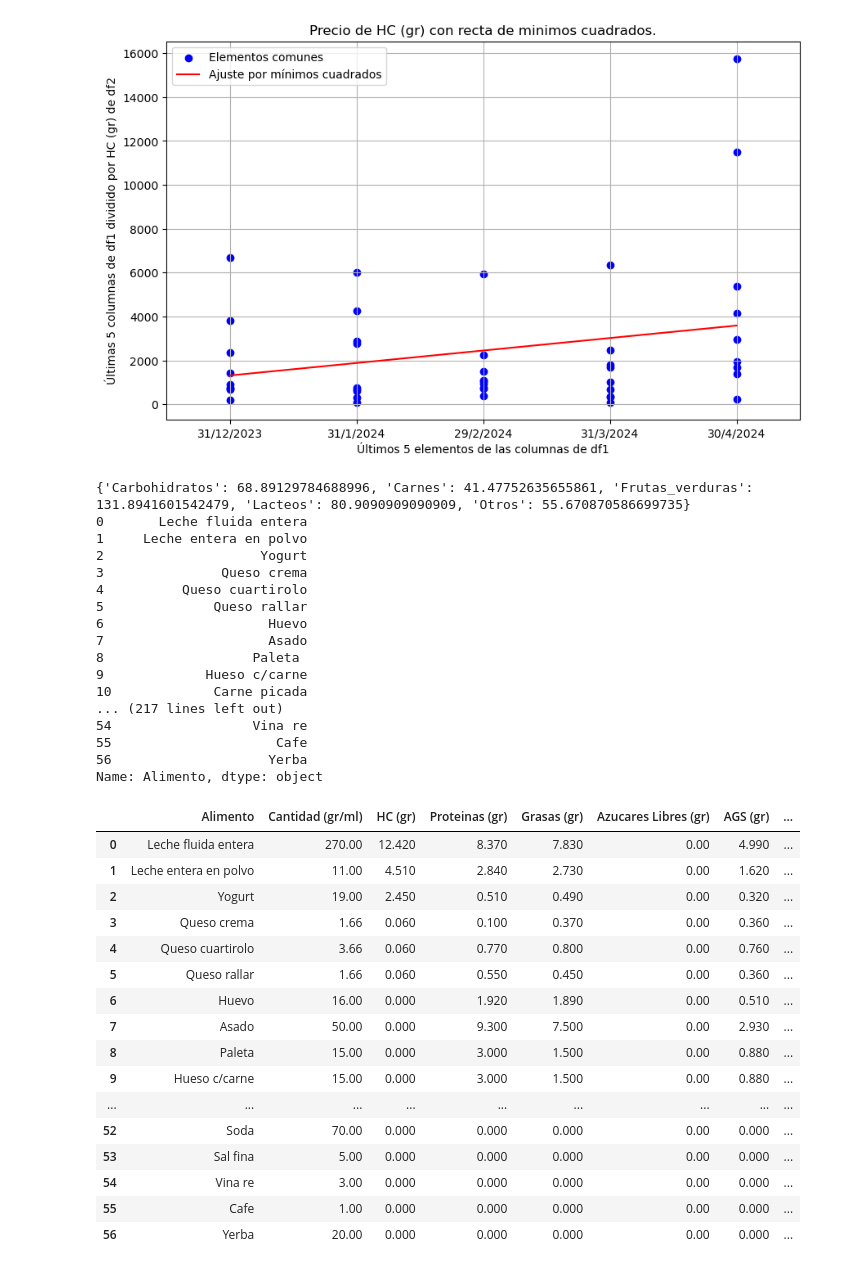
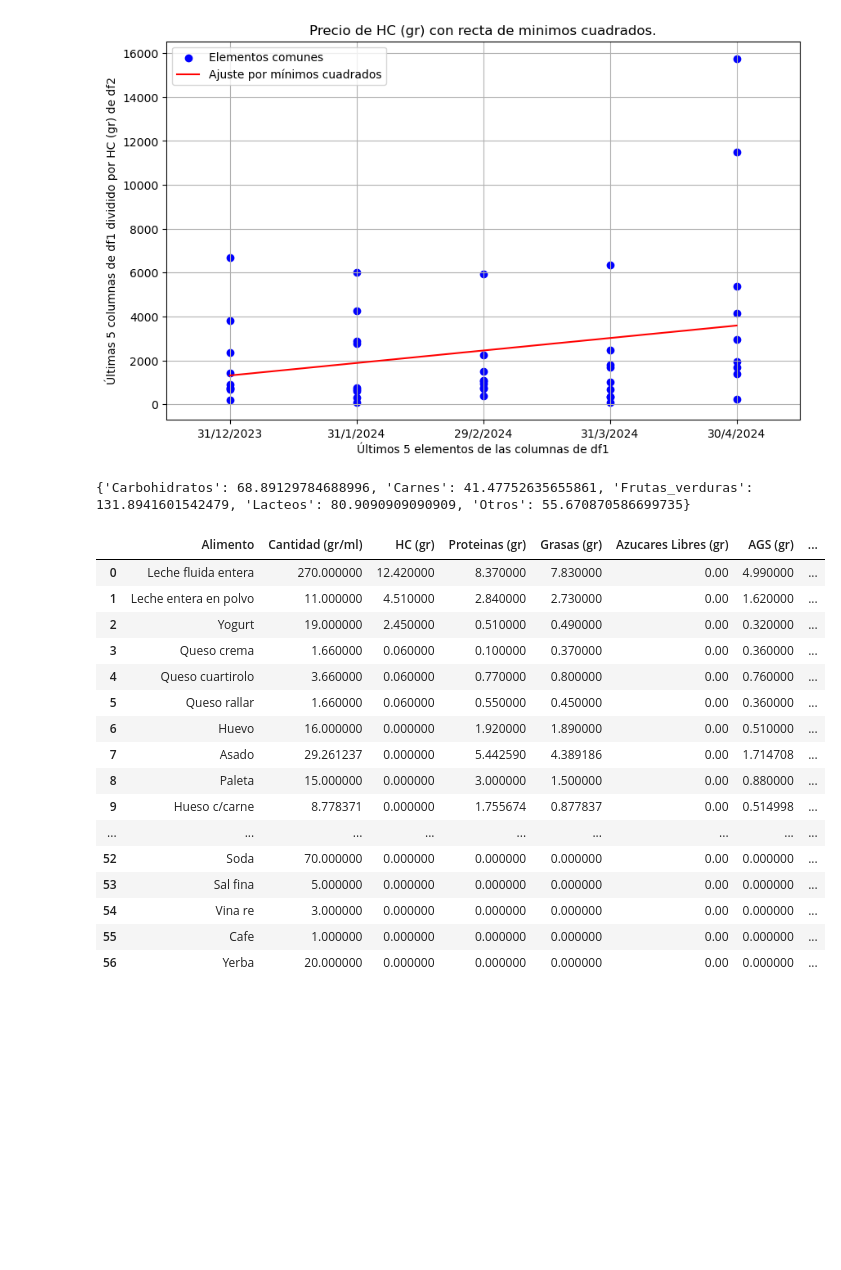
Before and after one commit to manuelgutman/ptalc2, a Jupyter notebook: funciones.ipynb, the cells around one changed output. Drawn from its saved outputs; the diff is of its cells as text; code cells hidden in the pictures; blank space fills up the shorter version.

Commit message:
inflacion de carne blabla

```diff
--- a/funciones.ipynb
+++ b/funciones.ipynb
@@ -282,77 +282,55 @@ rubros = {
     'Otros': ['aceite cocinero girasol', 'azucar ledesma', 'huevos color docena', 'yerba taragui']
 }
 
 # Inicializa un diccionario para guardar la inflación por rubro
 inflacion_por_rubro = {}
 
 # Función para calcular la inflación
 def calcular_inflacion(precios):
     return ((precios.iloc[-1] - precios.iloc[0]) / precios.iloc[0]) * 100
 
 # Itera sobre los rubros y calcula la inflación
 for rubro, productos in rubros.items():
     inflacion_total = 0
     productos_contados = 0
     for producto in productos:
         if producto in tabla_consumidores_libres['PRODUCTOS'].values:
             precios_producto = tabla_consumidores_libres[tabla_consumidores_libres['PRODUCTOS'] == producto].iloc[0, 2:]
             inflacion_total += calcular_inflacion(precios_producto)
             productos_contados += 1
     if productos_contados > 0:
         inflacion_promedio = inflacion_total / productos_contados
         inflacion_por_rubro[rubro] = inflacion_promedio
 
 # Imprime la inflación por rubro
 print(inflacion_por_rubro)
 
-def multiply_elements_in_df(df, elements, multiplier):
-    df_multiplied = df.copy()
+def multiplicar_fila(df, valores_fila, valor_multiplicador):
 
-    # Filtrar las filas que están en la lista de elementos
-    for element in elements:
-        print (df_multiplied['Alimento'])
-        if element in df_multiplied['Alimento']:
-            df_multiplied.loc[element] = df_multiplied.loc[element] * multiplier
-
-    return df_multiplied
-
-
-carnes=['Asado', 'Bola de Lomo', 'Carne picada','Paleta']
-inflacion_carnes=inflacion_por_rubro['Carnes']
-tabla_modificada= multiply_elements_in_df(tabla_nutricional, carnes, 0.58)
-tabla_modificada.head(58)
+    # Localizar la fila basada en el valor en la columna 'Alimento' y multiplicar
+    for valor in valores_fila:
+        df.loc[df['Alimento'] == valor, df.columns != 'Alimento'] *= valor_multiplicador
+    return df
+carnes = ["Asado", "Paleta", "Bola de Lomo", "Paleta cocida", "Mortadela", "Higado", "pollo", "pescado", "Carne picada", "Hueso c/carne"]
+inflacion_carne = inflacion_por_rubro["Carnes"]
+tabla_modificada = multiplicar_fila(tabla_nutricional, carnes, (100-inflacion_carne)/100)
+tabla_modificada.head(57)
 # %% [output]
 {'Carbohidratos': 68.89129784688996, 'Carnes': 41.47752635655861, 'Frutas_verduras': 131.8941601542479, 'Lacteos': 80.9090909090909, 'Otros': 55.670870586699735}
-0       Leche fluida entera
-1     Leche entera en polvo
-2                    Yogurt
-3               Queso crema
-4          Queso cuartirolo
-5              Queso rallar
-6                     Huevo
-7                     Asado
-8                   Paleta
-9             Hueso c/carne
-10             Carne picada
-... (217 lines left out)
-54                  Vina re
-55                     Cafe
-56                    Yerba
-Name: Alimento, dtype: object
 |  | Alimento | Cantidad (gr/ml) | HC (gr) | Proteinas (gr) | Grasas (gr) | Azucares Libres (gr) | AGS (gr) | ... |
-| 0 | Leche fluida entera | 270.00 | 12.420 | 8.370 | 7.830 | 0.00 | 4.990 | ... |
-| 1 | Leche entera en polvo | 11.00 | 4.510 | 2.840 | 2.730 | 0.00 | 1.620 | ... |
-| 2 | Yogurt | 19.00 | 2.450 | 0.510 | 0.490 | 0.00 | 0.320 | ... |
-| 3 | Queso crema | 1.66 | 0.060 | 0.100 | 0.370 | 0.00 | 0.360 | ... |
-| 4 | Queso cuartirolo | 3.66 | 0.060 | 0.770 | 0.800 | 0.00 | 0.760 | ... |
-| 5 | Queso rallar | 1.66 | 0.060 | 0.550 | 0.450 | 0.00 | 0.360 | ... |
-| 6 | Huevo | 16.00 | 0.000 | 1.920 | 1.890 | 0.00 | 0.510 | ... |
-| 7 | Asado | 50.00 | 0.000 | 9.300 | 7.500 | 0.00 | 2.930 | ... |
-| 8 | Paleta | 15.00 | 0.000 | 3.000 | 1.500 | 0.00 | 0.880 | ... |
-| 9 | Hueso c/carne | 15.00 | 0.000 | 3.000 | 1.500 | 0.00 | 0.880 | ... |
+| 0 | Leche fluida entera | 270.000000 | 12.420000 | 8.370000 | 7.830000 | 0.00 | 4.990000 | ... |
+| 1 | Leche entera en polvo | 11.000000 | 4.510000 | 2.840000 | 2.730000 | 0.00 | 1.620000 | ... |
+| 2 | Yogurt | 19.000000 | 2.450000 | 0.510000 | 0.490000 | 0.00 | 0.320000 | ... |
+| 3 | Queso crema | 1.660000 | 0.060000 | 0.100000 | 0.370000 | 0.00 | 0.360000 | ... |
+| 4 | Queso cuartirolo | 3.660000 | 0.060000 | 0.770000 | 0.800000 | 0.00 | 0.760000 | ... |
+| 5 | Queso rallar | 1.660000 | 0.060000 | 0.550000 | 0.450000 | 0.00 | 0.360000 | ... |
+| 6 | Huevo | 16.000000 | 0.000000 | 1.920000 | 1.890000 | 0.00 | 0.510000 | ... |
+| 7 | Asado | 29.261237 | 0.000000 | 5.442590 | 4.389186 | 0.00 | 1.714708 | ... |
+| 8 | Paleta | 15.000000 | 0.000000 | 3.000000 | 1.500000 | 0.00 | 0.880000 | ... |
+| 9 | Hueso c/carne | 8.778371 | 0.000000 | 1.755674 | 0.877837 | 0.00 | 0.514998 | ... |
 | ... | ... | ... | ... | ... | ... | ... | ... | ... |
-| 52 | Soda | 70.00 | 0.000 | 0.000 | 0.000 | 0.00 | 0.000 | ... |
-| 53 | Sal fina | 5.00 | 0.000 | 0.000 | 0.000 | 0.00 | 0.000 | ... |
-| 54 | Vina re | 3.00 | 0.000 | 0.000 | 0.000 | 0.00 | 0.000 | ... |
-| 55 | Cafe | 1.00 | 0.000 | 0.000 | 0.000 | 0.00 | 0.000 | ... |
-| 56 | Yerba | 20.00 | 0.000 | 0.000 | 0.000 | 0.00 | 0.000 | ... |
+| 52 | Soda | 70.000000 | 0.000000 | 0.000000 | 0.000000 | 0.00 | 0.000000 | ... |
+| 53 | Sal fina | 5.000000 | 0.000000 | 0.000000 | 0.000000 | 0.00 | 0.000000 | ... |
+| 54 | Vina re | 3.000000 | 0.000000 | 0.000000 | 0.000000 | 0.00 | 0.000000 | ... |
+| 55 | Cafe | 1.000000 | 0.000000 | 0.000000 | 0.000000 | 0.00 | 0.000000 | ... |
+| 56 | Yerba | 20.000000 | 0.000000 | 0.000000 | 0.000000 | 0.00 | 0.000000 | ... |
```
Also changed, not shown: parts of 4 cells of this notebook.
